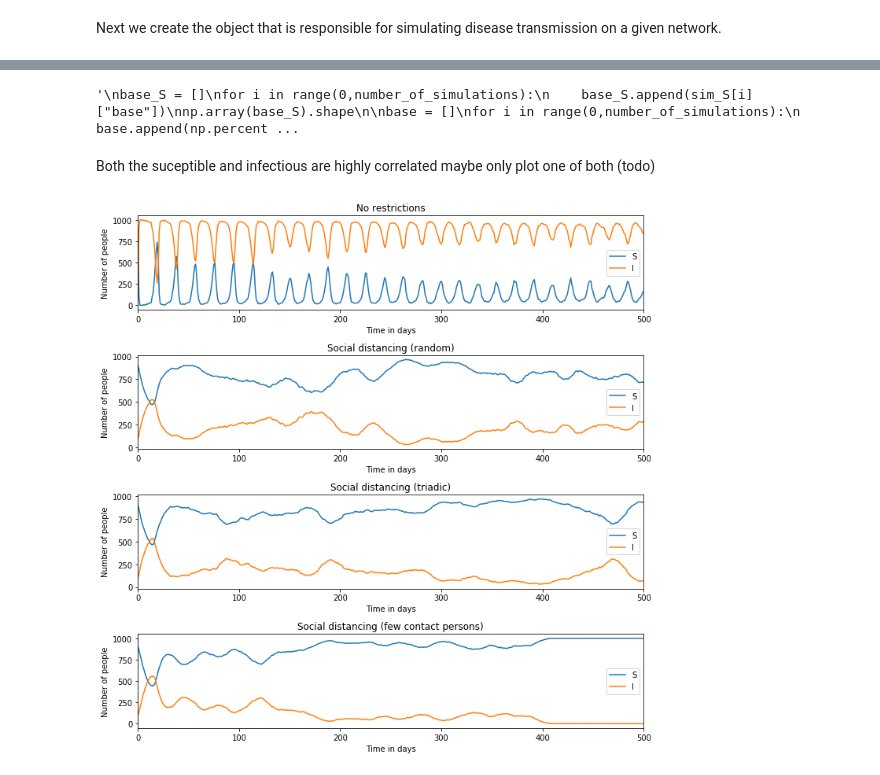
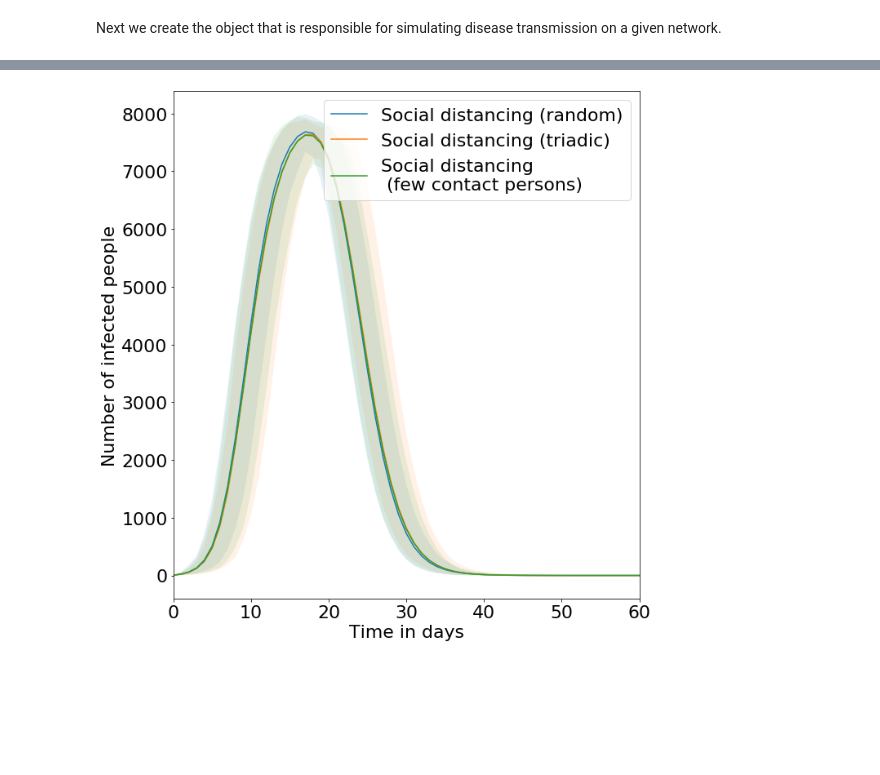
Before and after one commit to emilIftekhar/contact_strategies, a Jupyter notebook: contact_strategies.ipynb, the cells around one changed output, grey strips where cells are left out. Saved outputs shown, nothing was run; the diff lists cells and outputs as text; code cells hidden in the pictures; blank space fills up the shorter version.

Commit message:
Changed to SIS, no random infections

```diff
--- a/contact_strategies.ipynb
+++ b/contact_strategies.ipynb
@@ -73,7 +83,9 @@ disease = Disease_Propagator(time_limit,
                              time_until_recovery,
                              time_until_quarantine['mean'],
                              time_until_quarantine['std_dev'],
-                             asymptomatic_probability)
+                             asymptomatic_probability,
+                             infection_probability
+                            )
 # %%
 #Loop over every of our networks... maybe implement that into the network handler
 sim_S = []
@@ -89,3 +115,2 @@ for i in range(0,number_of_simulations):
 # %%
-sim_S = np.array([sim_S])
-sim_I = np.array([sim_I])
+sim_I = np.array(sim_I)
@@ -132,32 +155,29 @@ plt.tight_layout()
-# %%
-"""
-base_S = []
-for i in range(0,number_of_simulations):
-    base_S.append(sim_S[i]["base"])
-np.array(base_S).shape
-
-base = []
-for i in range(0,number_of_simulations):
-    base.append(np.percentile(base_S[:][i],2.5))
-"""
-
-# EMIL: I get an error here
-# %% [output]
-'\nbase_S = []\nfor i in range(0,number_of_simulations):\n    base_S.append(sim_S[i]["base"])\nnp.array(base_S).shape\n\nbase = []\nfor i in range(0,number_of_simulations):\n    base.append(np.percent ...
-# %% [markdown]
-Both the suceptible and infectious are highly correlated maybe only plot one of both (todo)
 # %%
+plt.rcParams.update({'font.size': 22})
+
 time_range = np.arange(0, time_limit+1, 1)
-fig, ax = plt.subplots(len(scenarios),1,figsize=(10,10))
+fig,ax = plt.subplots(1,1,figsize=(10,10))
+for i,key in enumerate(social_distancing_scenarios):
+    ax.set_xlabel("Time in days")
+    ax.set_ylabel("Number of infected people")
+    ax.set_xlim(0,time_limit)
+    #ax.set_ylim(0,1000)
 
-for i,key in enumerate(scenarios):
-    ax[i].set_title(key)
-    ax[i].set_xlabel("Time in days")
-    ax[i].set_ylabel("Number of people")
-    ax[i].set_xlim(0,500)
-    ax[i].plot(time_range, S_t[key], label="S")
-    ax[i].plot(time_range, I_t[key], label="I")
-    ax[i].legend()
+    ax.fill_between(
+        time_range,
+        I_percent_2_5[i+1],
+        I_percent_97_5[i+1],
+        alpha=0.1
+    )
+
+    ax.plot(
+        time_range,
+        np.mean(np.array(sim_I[:,i+1,:]),axis=0),
+        label = key
+    )
+plt.legend()
 plt.tight_layout()
+figname = "1maxContact" + ".png"
+plt.savefig(figname)
 # %% [output]
-[figure, old version]
+[figure, new version]
```
Also changed, not shown: parts of 10 cells of this notebook, 18 other files.
